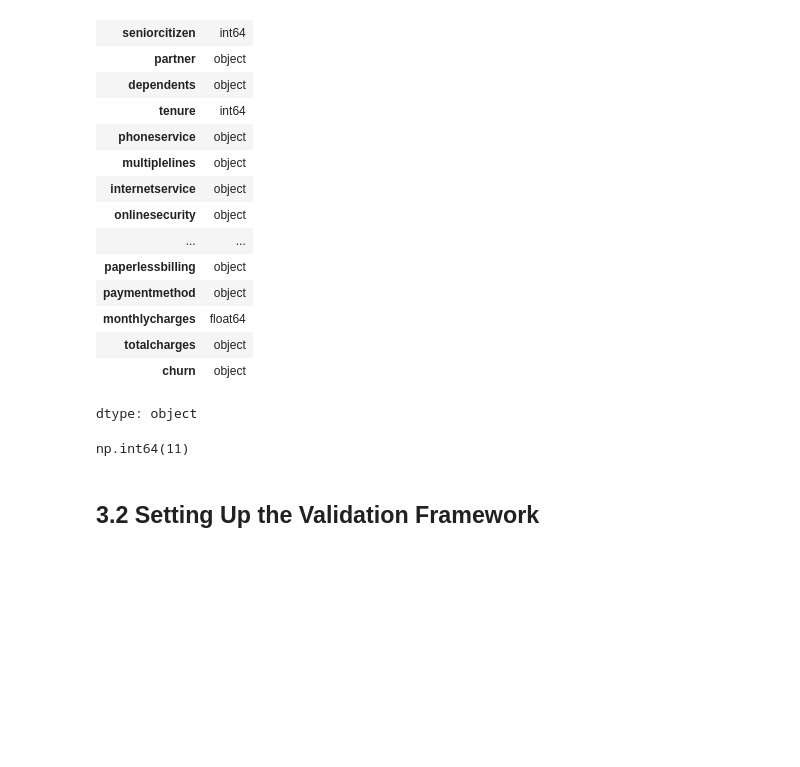
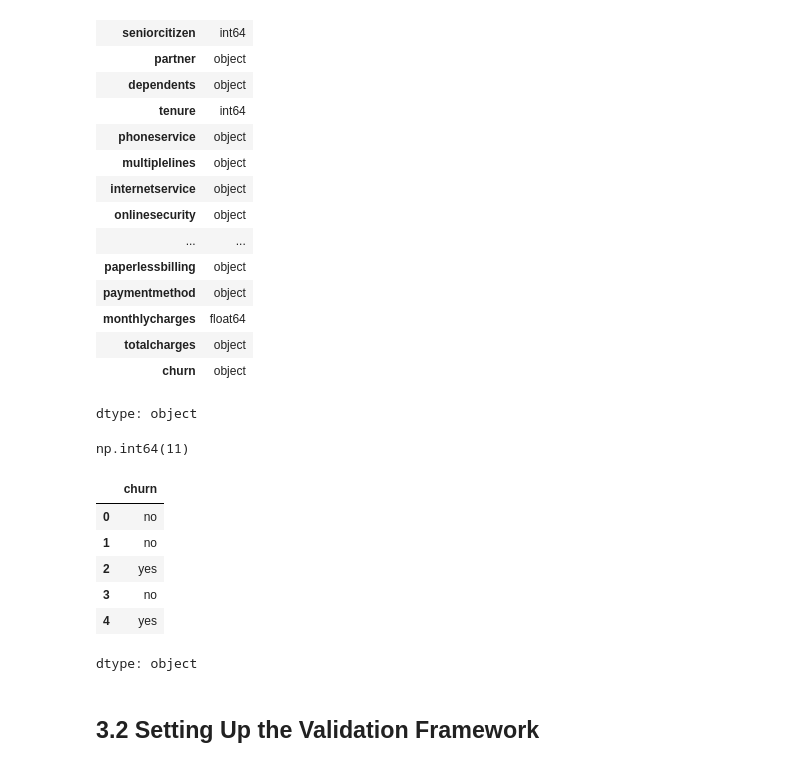
Before and after one commit to abliskan/ML-Zoomcamp-Personal-Note, a Jupyter notebook: 03_Classification/exercise/Week_3.ipynb, the cells around one changed output. Cells and saved outputs as stored; diff of their text form; code cells hidden in the pictures; blank space fills up the shorter version.

```diff
--- a/03_Classification/exercise/Week_3.ipynb
+++ b/03_Classification/exercise/Week_3.ipynb
@@ -93,0 +100,10 @@ np.int64(11)
+# %%
+df.churn.head()
+# %% [output]
+|  | churn |
+| 0 | no |
+| 1 | no |
+| 2 | yes |
+| 3 | no |
+| 4 | yes |
+dtype: object
```
Also changed, not shown: parts of 15 cells of this notebook.
